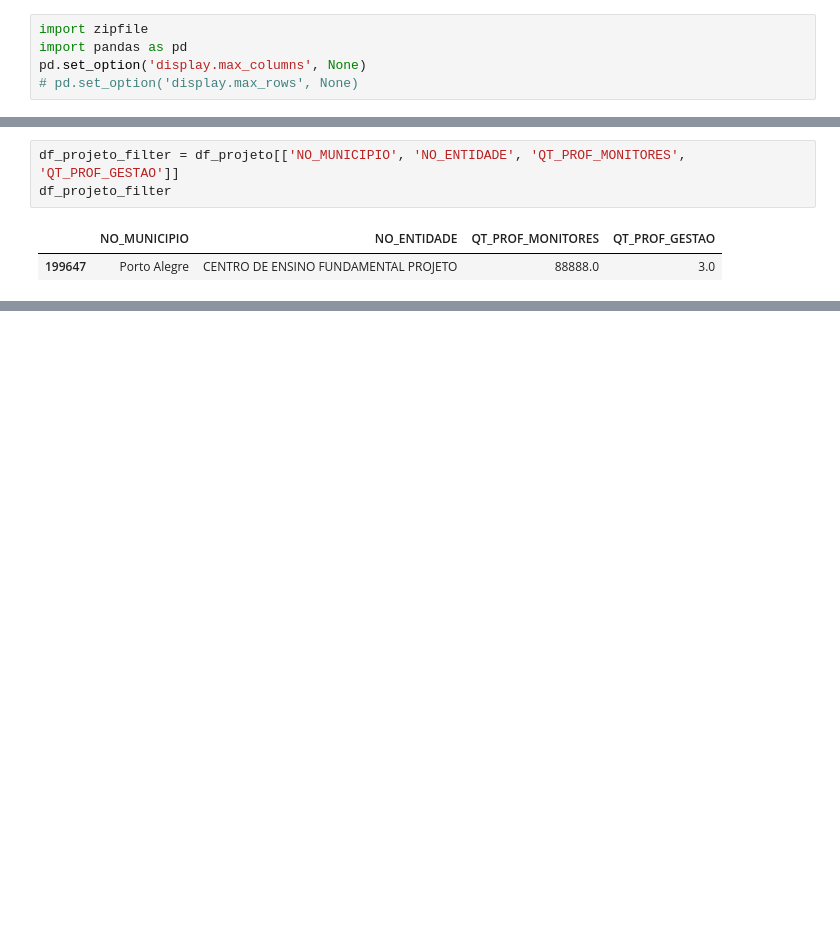
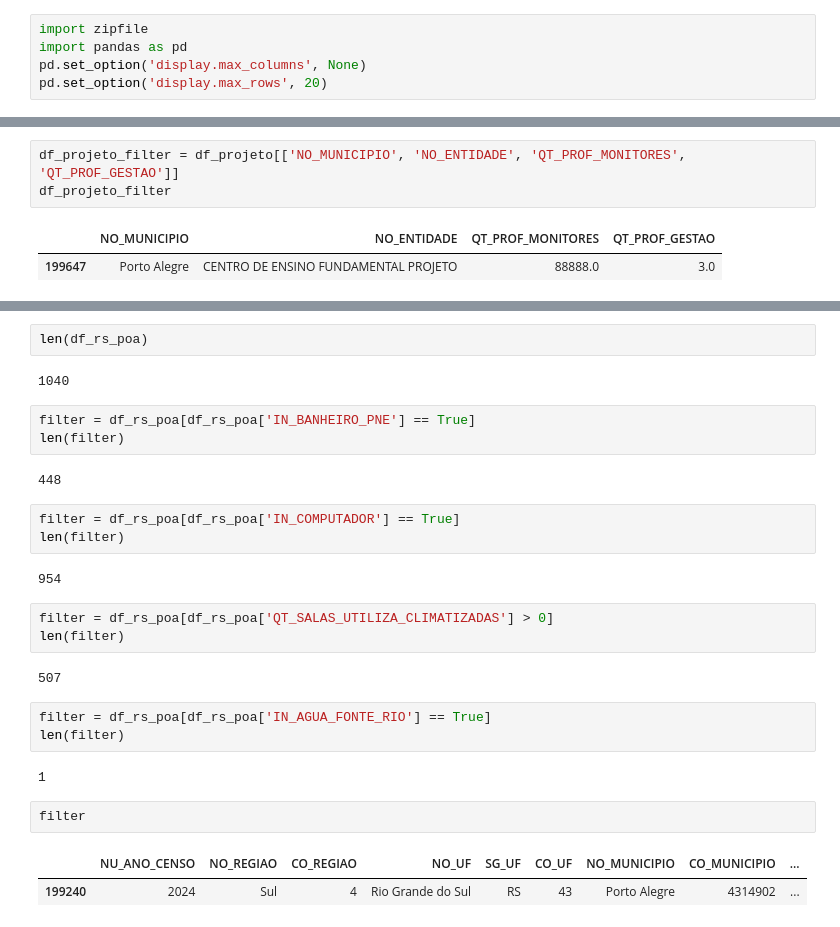
Before and after one commit to arturbernardo/data_edu, a Jupyter notebook: data_edu.ipynb, the cells around one changed output, grey strips where cells are left out. Drawn from its saved outputs; the diff is of its cells as text; blank space fills up the shorter version.

```diff
--- a/data_edu.ipynb
+++ b/data_edu.ipynb
@@ -4,7 +4,7 @@
 import zipfile
 import pandas as pd
 pd.set_option('display.max_columns', None)
-# pd.set_option('display.max_rows', None)
+pd.set_option('display.max_rows', 20)
 # %%
 uri = "https://download.inep.gov.br/dados_abertos/microdados_censo_escolar_2024.zip"
 !wget -U "Mozilla" -O micro_edu.zip {uri}
@@ -87,0 +99,29 @@ Index(['NU_ANO_CENSO', 'NO_REGIAO', 'CO_REGIAO', 'NO_UF', 'SG_UF', 'CO_UF',
+# %%
+len(df_rs_poa)
+# %% [output]
+1040
+# %%
+filter = df_rs_poa[df_rs_poa['IN_BANHEIRO_PNE'] == True]
+len(filter)
+# %% [output]
+448
+# %%
+filter = df_rs_poa[df_rs_poa['IN_COMPUTADOR'] == True]
+len(filter)
+# %% [output]
+954
+# %%
+filter = df_rs_poa[df_rs_poa['QT_SALAS_UTILIZA_CLIMATIZADAS'] > 0]
+len(filter)
+# %% [output]
+507
+# %%
+filter = df_rs_poa[df_rs_poa['IN_AGUA_FONTE_RIO'] == True]
+len(filter)
+# %% [output]
+1
+# %%
+filter
+# %% [output]
+|  | NU_ANO_CENSO | NO_REGIAO | CO_REGIAO | NO_UF | SG_UF | CO_UF | NO_MUNICIPIO | CO_MUNICIPIO | ... |
+| 199240 | 2024 | Sul | 4 | Rio Grande do Sul | RS | 43 | Porto Alegre | 4314902 | ... |
```
Also changed, not shown: parts of 2 cells of this notebook.
